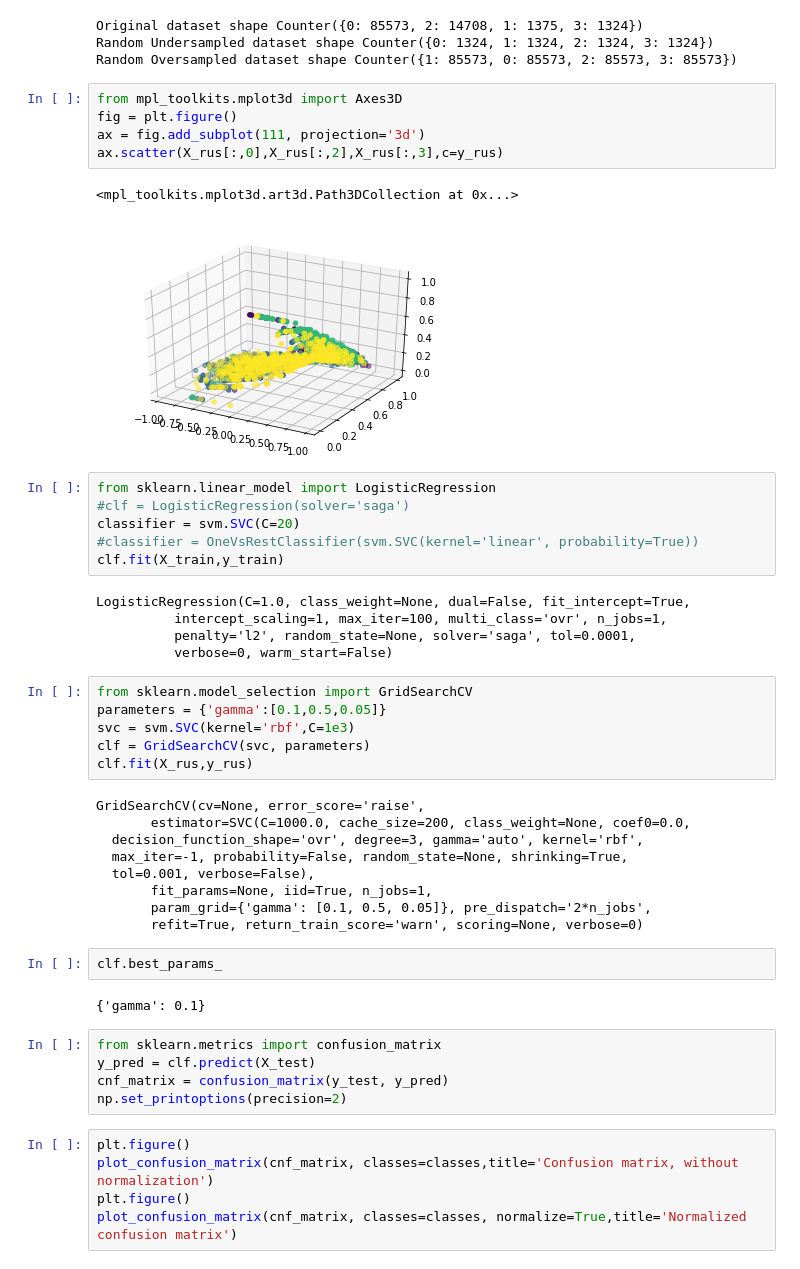
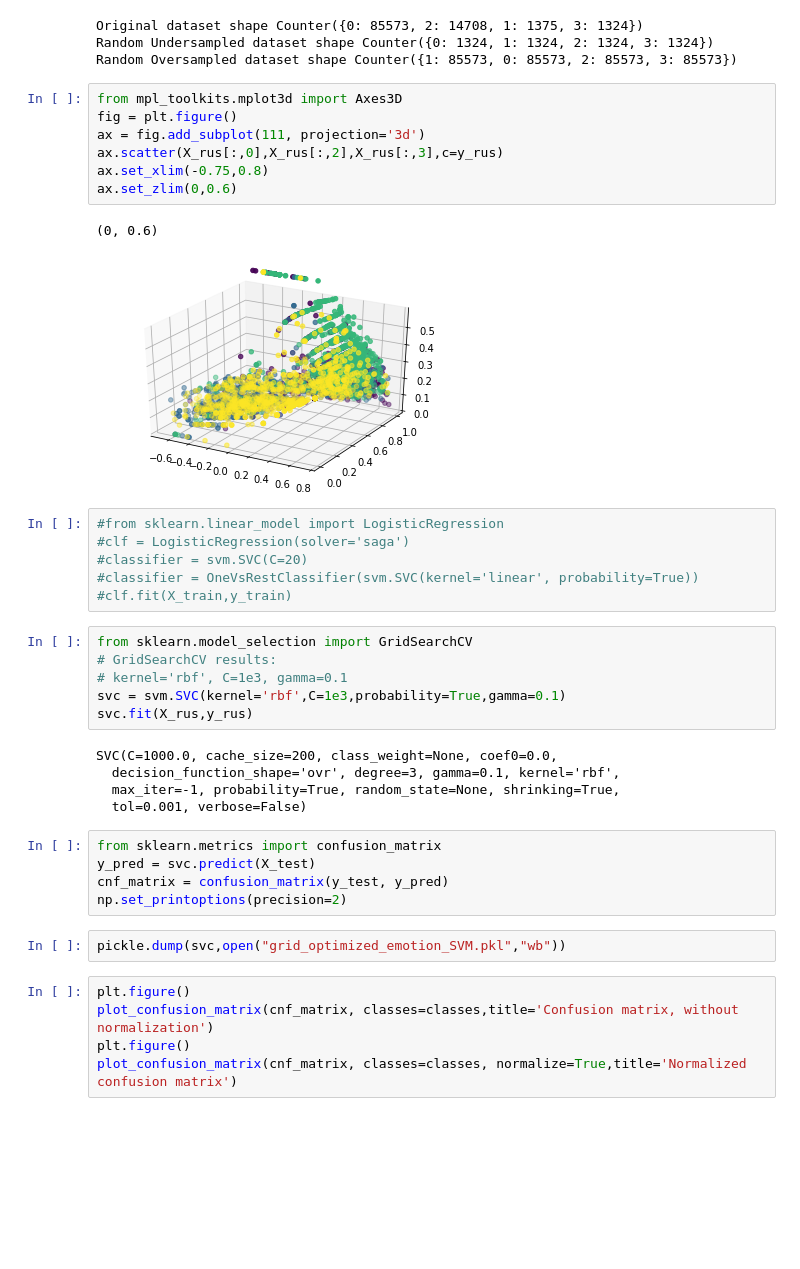
Before and after one commit to SaulAryehKohn/robo-recall, a Jupyter notebook: notebooks/Classify_emotion_per_sentence.ipynb, the cells around one changed output. Cells and saved outputs as stored; diff of their text form; blank space fills up the shorter version.

```diff
--- a/notebooks/Classify_emotion_per_sentence.ipynb
+++ b/notebooks/Classify_emotion_per_sentence.ipynb
@@ -188,46 +188,37 @@ Random Oversampled dataset shape Counter({1: 85573, 0: 85573, 2: 85573, 3: 85573
 # %%
 from mpl_toolkits.mplot3d import Axes3D
 fig = plt.figure()
 ax = fig.add_subplot(111, projection='3d')
 ax.scatter(X_rus[:,0],X_rus[:,2],X_rus[:,3],c=y_rus)
+ax.set_xlim(-0.75,0.8)
+ax.set_zlim(0,0.6)
 # %% [output]
-<mpl_toolkits.mplot3d.art3d.Path3DCollection at 0x...>
+(0, 0.6)
-[figure, old version]
+[figure, new version]
 # %%
-from sklearn.linear_model import LogisticRegression
+#from sklearn.linear_model import LogisticRegression
 #clf = LogisticRegression(solver='saga')
-classifier = svm.SVC(C=20)
+#classifier = svm.SVC(C=20)
 #classifier = OneVsRestClassifier(svm.SVC(kernel='linear', probability=True))
-clf.fit(X_train,y_train)
+#clf.fit(X_train,y_train)
-# %% [output]
-LogisticRegression(C=1.0, class_weight=None, dual=False, fit_intercept=True,
-          intercept_scaling=1, max_iter=100, multi_class='ovr', n_jobs=1,
-          penalty='l2', random_state=None, solver='saga', tol=0.0001,
-          verbose=0, warm_start=False)
 # %%
 from sklearn.model_selection import GridSearchCV
-parameters = {'gamma':[0.1,0.5,0.05]}
-svc = svm.SVC(kernel='rbf',C=1e3)
-clf = GridSearchCV(svc, parameters)
-clf.fit(X_rus,y_rus)
+# GridSearchCV results:
+# kernel='rbf', C=1e3, gamma=0.1
+svc = svm.SVC(kernel='rbf',C=1e3,probability=True,gamma=0.1)
+svc.fit(X_rus,y_rus)
 # %% [output]
-GridSearchCV(cv=None, error_score='raise',
-       estimator=SVC(C=1000.0, cache_size=200, class_weight=None, coef0=0.0,
-  decision_function_shape='ovr', degree=3, gamma='auto', kernel='rbf',
-  max_iter=-1, probability=False, random_state=None, shrinking=True,
-  tol=0.001, verbose=False),
-       fit_params=None, iid=True, n_jobs=1,
-       param_grid={'gamma': [0.1, 0.5, 0.05]}, pre_dispatch='2*n_jobs',
-       refit=True, return_train_score='warn', scoring=None, verbose=0)
+SVC(C=1000.0, cache_size=200, class_weight=None, coef0=0.0,
+  decision_function_shape='ovr', degree=3, gamma=0.1, kernel='rbf',
+  max_iter=-1, probability=True, random_state=None, shrinking=True,
+  tol=0.001, verbose=False)
-# %%
-clf.best_params_
-# %% [output]
-{'gamma': 0.1}
 # %%
 from sklearn.metrics import confusion_matrix
-y_pred = clf.predict(X_test)
+y_pred = svc.predict(X_test)
 cnf_matrix = confusion_matrix(y_test, y_pred)
 np.set_printoptions(precision=2)
+# %%
+pickle.dump(svc,open("grid_optimized_emotion_SVM.pkl","wb"))
 # %%
 plt.figure()
 plot_confusion_matrix(cnf_matrix, classes=classes,title='Confusion matrix, without normalization')
```
Also changed, not shown: parts of 1 cell of this notebook, 2 other files.
